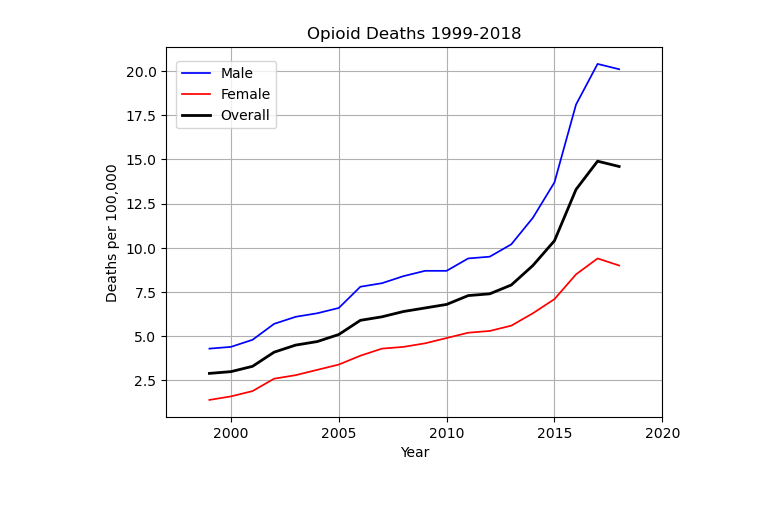
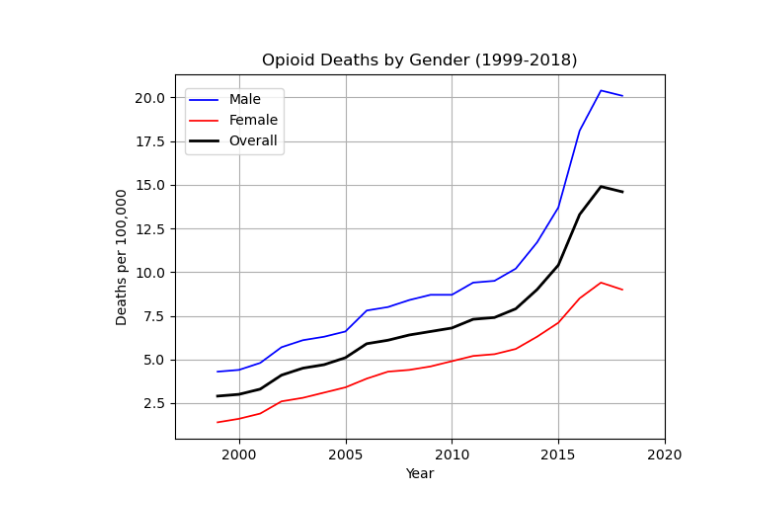
Before and after one commit to NefertitiM/Determinants-of-Opioid-Mortality, a Jupyter notebook: ProjectOne-AD.ipynb, the cells around one changed output. Cells and saved outputs as stored; diff of their text form; code cells hidden in the pictures.

```diff
--- a/ProjectOne-AD.ipynb
+++ b/ProjectOne-AD.ipynb
@@ -46,28 +25,38 @@ all_df = all_df[all_df["STUB_LABEL"] == "All persons"]
 # %%
+##Filter core data to be analyzed (i.e. only opioid deaths, deaths per 100k - age-adjusted)
+all_df = data_df[data_df["PANEL"] == "Drug overdose deaths involving any opioid"]
+all_df = all_df[all_df["UNIT"] == "Deaths per 100,000 resident population, age-adjusted"]
+
+male_df = all_df[all_df["STUB_LABEL"] == "Male"]
+female_df = all_df[all_df["STUB_LABEL"] == "Female"]
+all_df = all_df[all_df["STUB_LABEL"] == "All persons"]
+
 # Generate a line plot of Deaths per 100k vs. calendar year
-
 ##Define data to be analyzed from DF (One set each for all, male, female)
 Year_all = all_df.loc[:,"YEAR"]
 
 Deaths_all = all_df.loc[:,"ESTIMATE"]
 Deaths_male = male_df.loc[:,"ESTIMATE"]
 Deaths_female = female_df.loc[:,"ESTIMATE"]
 
 ##Set parameters and variables to be plotted on a line chart with output
 fig, ax1 = plt.subplots()
-plt.title("Opioid Deaths 1999-2018", fontsize=12)
+plt.title("Opioid Deaths by Gender (1999-2018)", fontsize=12)
 ax1.set_xlim(min(Year_all)-2, max(Year_all)+2)
-
 ax1.set_ylabel("Deaths per 100,000")
 ax1.set_xlabel("Year")
 plt.grid(True)
 
-all, = plt.plot(Year_all, Deaths_all, linewidth=2.0, marker="", color="black", label="Overall")
-male, = plt.plot(Year_all, Deaths_male, linewidth=1.25, marker="", color="blue", label="Male")
+#set line plots
+all,    = plt.plot(Year_all, Deaths_all, linewidth=2.0, marker="", color="black", label="Overall")
+male,   = plt.plot(Year_all, Deaths_male, linewidth=1.25, marker="", color="blue", label="Male")
 female, = plt.plot(Year_all, Deaths_female, linewidth=1.25, marker="", color="red", label="Female")
 
-plt.legend(handles=[male, female, all], loc=(0.02,.78))
-
+#set legend, save to file and output to screen
+plt.legend(handles=[male,
+                    female,
+                    all], loc=(0.02,.78))
+plt.savefig("output/rate_by_gender.png")
 plt.show();
 # %% [output]
-[figure, old version]
+[figure, new version]
```
Also changed, not shown: parts of 7 cells of this notebook, 5 other files.
